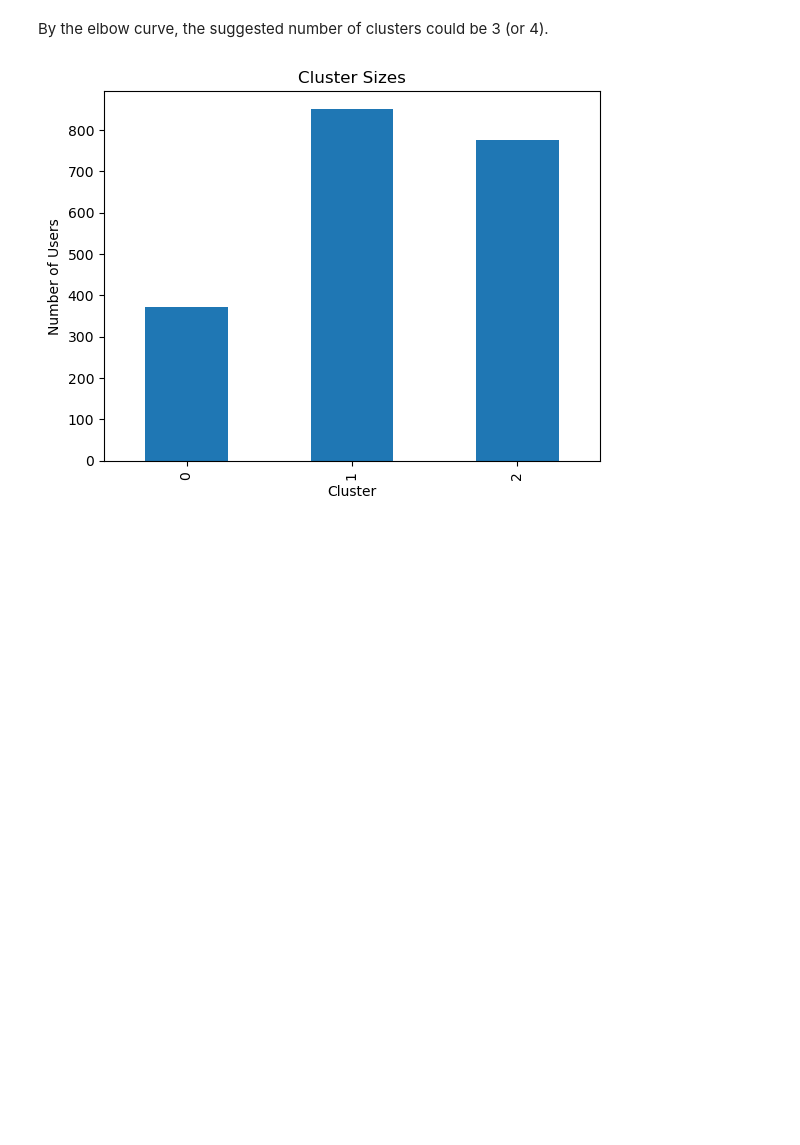
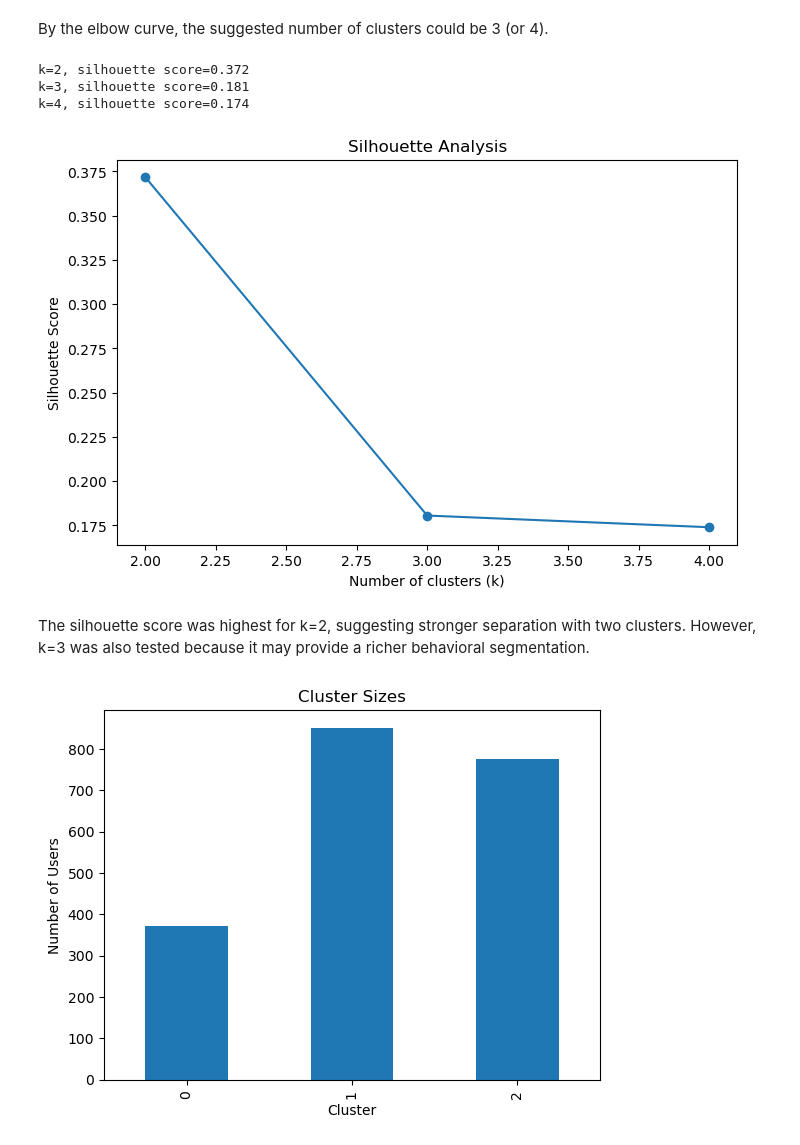
Before and after one commit to lucasvcasimiro-byte/Sleep_vs_Burnout_analysis_ml, a Jupyter notebook: modeling.ipynb, the cells around one changed output. Cells and saved outputs as stored; diff of their text form; code cells hidden in the pictures; blank space fills up the shorter version.

```diff
--- a/modeling.ipynb
+++ b/modeling.ipynb
@@ -53,6 +53,34 @@ print("Inertia values:", [round(x, 2) for x in inertia])
 Inertia values: [8790.4, 5792.09, 5010.4, 4537.46, 4207.91, 4005.31, 3835.69, 3684.83, 3540.35, 3419.29]
 # %% [markdown]
 By the elbow curve, the suggested number of clusters could be 3 (or 4).
+# %%
+from sklearn.metrics import silhouette_score
+
+silhouette_scores = []
+
+for k in range(2, 5):
+    kmeans = KMeans(n_clusters=k, random_state=42)
+    labels = kmeans.fit_predict(X_scaled)
+
+    score = silhouette_score(X_scaled, labels)
+    silhouette_scores.append(score)
+
+    print(f"k={k}, silhouette score={score:.3f}")
+# %% [output]
+k=2, silhouette score=0.372
+k=3, silhouette score=0.181
+k=4, silhouette score=0.174
+# %%
+plt.figure(figsize=(8,5))
+plt.plot(range(2,5), silhouette_scores, marker='o')
+plt.xlabel('Number of clusters (k)')
+plt.ylabel('Silhouette Score')
+plt.title('Silhouette Analysis')
+plt.show()
+# %% [output]
+[figure, added]
+# %% [markdown]
+The silhouette score was highest for k=2, suggesting stronger separation with two clusters. However, k=3 was also tested because it may provide a richer behavioral segmentation.
 # %%
 kmeans_3 = KMeans(n_clusters=3, init='k-means++', random_state=42)
 clusters = kmeans_3.fit_predict(X_scaled)
```
Also changed, not shown: parts of 2 cells of this notebook, 3 other files.
